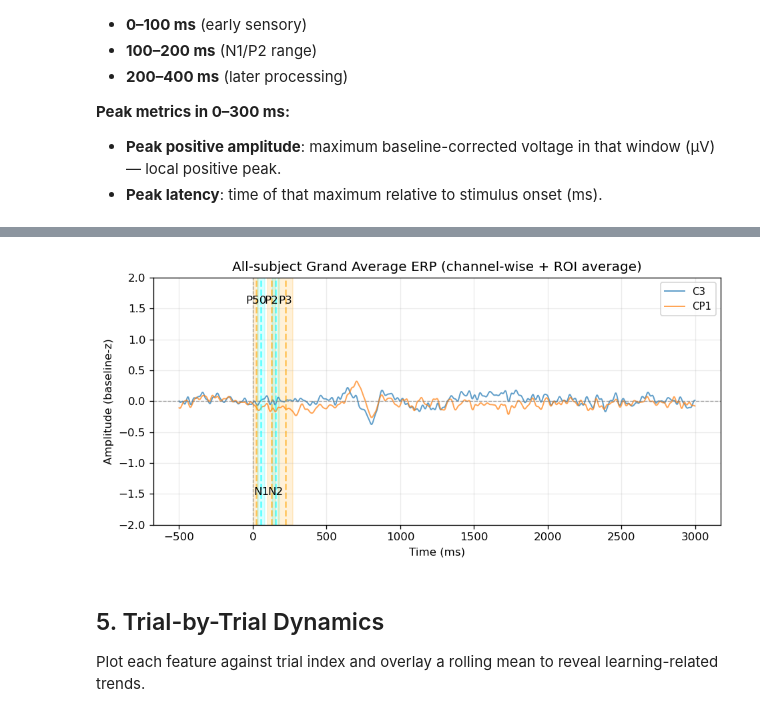
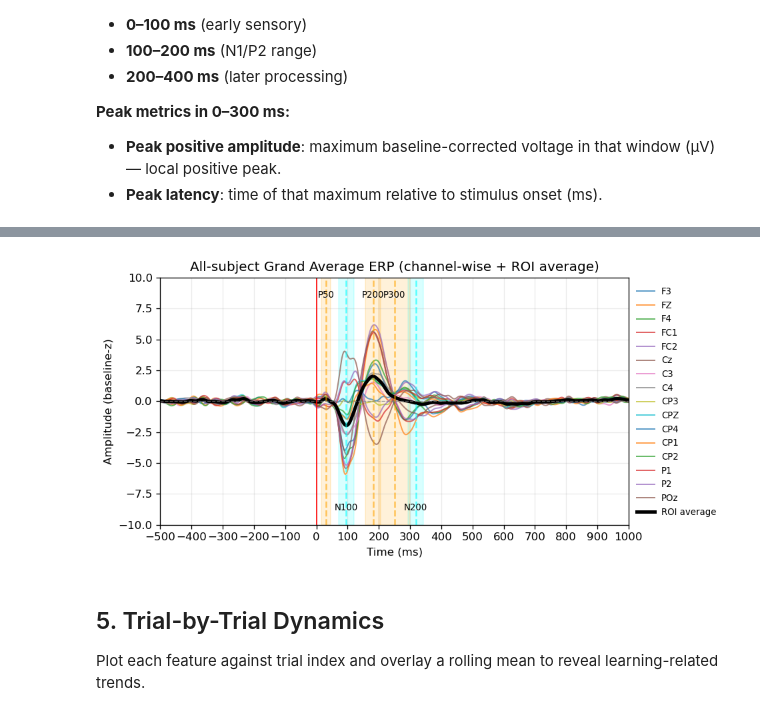
Before and after one commit to CXie-Nobug/Physics-of-Cognition_Learning, a Jupyter notebook: trial_dynamics_BLT.ipynb, the cells around one changed output, grey strips where cells are left out. Saved outputs shown, nothing was run; the diff lists cells and outputs as text; code cells hidden in the pictures.

```diff
--- a/trial_dynamics_BLT.ipynb
+++ b/trial_dynamics_BLT.ipynb
@@ -545,20 +190,23 @@ auditory_polarity = {
 # %%
-res_aud = detect_erp_windows_from_grand_avg(
+res_aud = erp_window.detect_erp_windows_from_grand_avg(
     time_ms=time_ms,
-    grand_avg=grand_avg_tactile,
-    search_windows=tactile_search,
-    polarity_map=tactile_polarity,
-    half_width_map=half_width_map,
+    grand_avg=grand_avg,
+    search_windows=global_settings.SEARCH_DICT[CONDITION]["search_windows"],
+    onset_ms = ONSET_MS,
+    polarity_map=global_settings.SEARCH_DICT[CONDITION]["polarity_map"],
+    half_width_map=global_settings.half_width_map,
     min_time_ms=time_ms.min(),
     max_time_ms=time_ms.max(),
 )
 
 print(res_aud)
-plot_grand_avg_with_windows(
+erp_window.plot_grand_avg_with_windows(
     time_ms=time_ms,
-    grand_avg=grand_avg_tactile,
+    grand_avg=grand_avg,
     res_df=res_aud,
     title="Auditory Grand Average ERP",
+    onset_ms=ONSET_MS,
+    figsize=(6,4)
 )
 # %% [output]
            peak_idx  peak_time_ms  peak_amp  search_start_ms  search_end_ms  \
@@ -621,7 +269,7 @@ for sub_id in SUBJECT_IDS:
     sub_pack = all_sub_data[sub_id]
     data_bc = sub_pack["data_bc"]          # (n_trials, n_channels, n_times)
     times   = sub_pack["times"]
-    ch_names = sub_pack["ch_names"]
+    ch_names = SELECTED_CHANNELS
 
     n_trials, n_channels, _ = data_bc.shape
 
@@ -744,9 +392,7 @@ ROI feature df:
 # %%
 fig, ax = plt.subplots(figsize=(8, 4))
-
+observe_range = 10
 for c, ch in enumerate(ch_names):
-    if ch not in ["C3", "CP1"]:
-        continue
     ax.plot(
         time_ms,
         grand_avg_by_channel[c],
@@ -755,53 +401,53 @@ for c, ch in enumerate(ch_names):
         label=ch
     )
 
-# ax.plot(
-#     time_ms,
-#     grand_avg_tactile,
-#     color="black",
-#     linewidth=3,
-#     label="ROI average"
-# )
+ax.plot(
+    time_ms,
+    grand_avg,
+    color="black",
+    linewidth=3,
+    label="ROI average"
+)
 
-min_amp = np.nanmin(grand_avg_tactile)
-max_amp = np.nanmax(grand_avg_tactile)
+min_amp = np.nanmin(grand_avg)
+max_amp = np.nanmax(grand_avg)
 
 for comp, row in res_aud.iterrows():
     color = "orange" if row["polarity"] == "pos" else "cyan"
-    text_pos_y = -1.55 if row["polarity"] == "neg" else 1.55
+    text_pos_y = -observe_range * 0.9 if row["polarity"] == "neg" else observe_range * 0.9
     ax.axvspan(
         row["final_start_ms"],
         row["final_end_ms"],
         alpha=0.15,
         color=color
     )
     ax.axvline(row["peak_time_ms"], linestyle="--", alpha=0.6, color=color)
 
     ax.text(
         row["peak_time_ms"],
         text_pos_y,
         comp,
-        fontsize=10,
+        fontsize=8,
         ha="center",
-        va="bottom"
+        va="bottom" if row["polarity"] == "neg" else "top",
     )
 
 ax.axhline(0, color="gray", linestyle="--", linewidth=0.8, alpha=0.7)
-ax.axvline(0, color="gray", linestyle="--", linewidth=0.8, alpha=0.7)
+ax.axvline(ONSET_MS, color="red", linestyle="-", linewidth=1, alpha=1.0)
 
 ax.set_title("All-subject Grand Average ERP (channel-wise + ROI average)")
 ax.set_xlabel("Time (ms)")
 ax.set_ylabel("Amplitude (baseline-z)")
-# ax.set_xlim(-200,800)
-# ax.set_xticks(np.arange(-200, 801, 50))
-ax.set_ylim(-2, 2)
+ax.set_xlim(-500+ONSET_MS, 800+ONSET_MS)
+ax.set_xticks(np.arange(-500+ONSET_MS, 1001+ONSET_MS, 100))
+ax.set_ylim(-observe_range, observe_range)
 ax.grid(True, alpha=0.25)
-ax.legend(loc="upper right", fontsize=9)
+ax.legend(loc="lower left", bbox_to_anchor=(1.0, 0), fontsize=8,frameon=False)
 
 plt.tight_layout()
 plt.show()
 # %% [output]
-[figure, old version]
+[figure, new version]
 # %% [markdown]
 ## 5. Trial-by-Trial Dynamics
 
```
Also changed, not shown: parts of 15 cells of this notebook, 15 other files.
